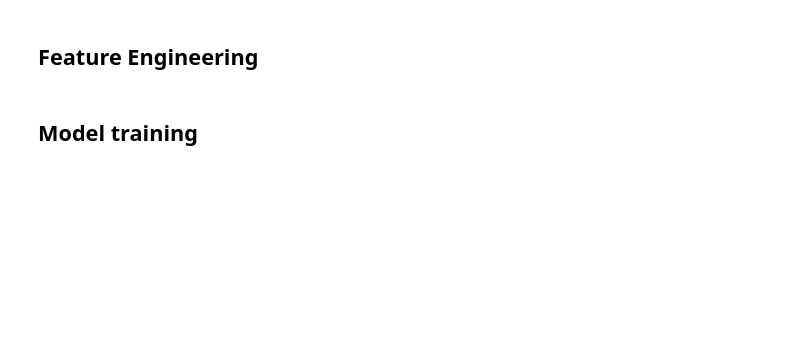
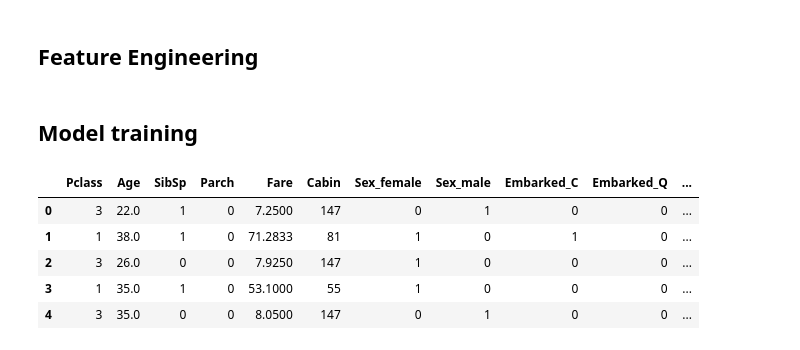
Before and after one commit to Virgo-Alpha/Titanic, a Jupyter notebook: tensorflow_tutorial.ipynb, the cells around one changed output. Saved outputs shown, nothing was run; the diff lists cells and outputs as text; code cells hidden in the pictures; blank space fills up the shorter version.

```diff
--- a/tensorflow_tutorial.ipynb
+++ b/tensorflow_tutorial.ipynb
@@ -142,4 +144,13 @@ train_df.head(10)
 # %%
 train_data = train_df.drop('Survived', axis=1)
 train_labels = train_df['Survived']
+# %%
+train_data.head()
+# %% [output]
+|  | Pclass | Age | SibSp | Parch | Fare | Cabin | Sex_female | Sex_male | Embarked_C | Embarked_Q | ... |
+| 0 | 3 | 22.0 | 1 | 0 | 7.2500 | 147 | 0 | 1 | 0 | 0 | ... |
+| 1 | 1 | 38.0 | 1 | 0 | 71.2833 | 81 | 1 | 0 | 1 | 0 | ... |
+| 2 | 3 | 26.0 | 0 | 0 | 7.9250 | 147 | 1 | 0 | 0 | 0 | ... |
+| 3 | 1 | 35.0 | 1 | 0 | 53.1000 | 55 | 1 | 0 | 0 | 0 | ... |
+| 4 | 3 | 35.0 | 0 | 0 | 8.0500 | 147 | 0 | 1 | 0 | 0 | ... |
 # %%
```
Also changed, not shown: parts of 17 cells of this notebook, 1 other file.
